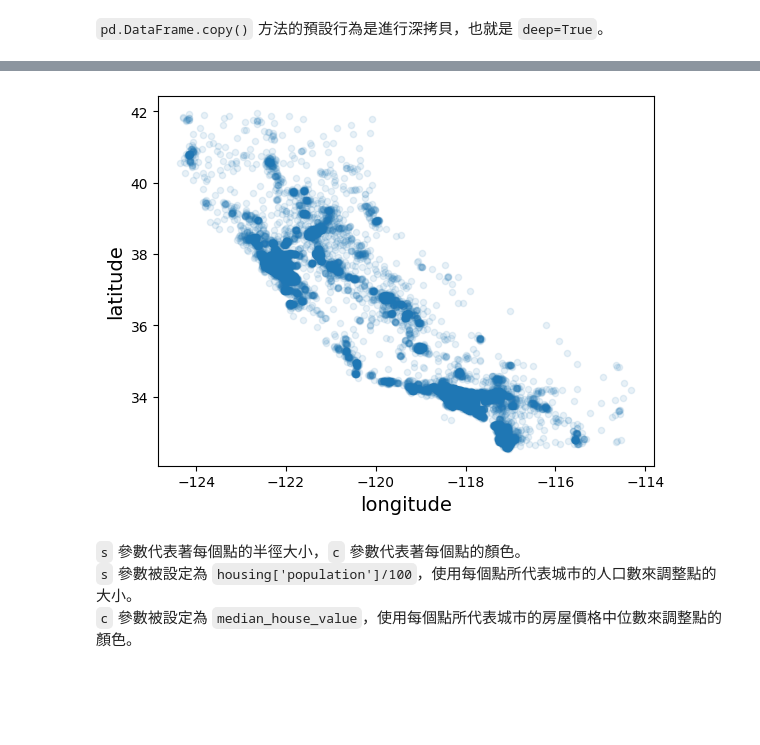
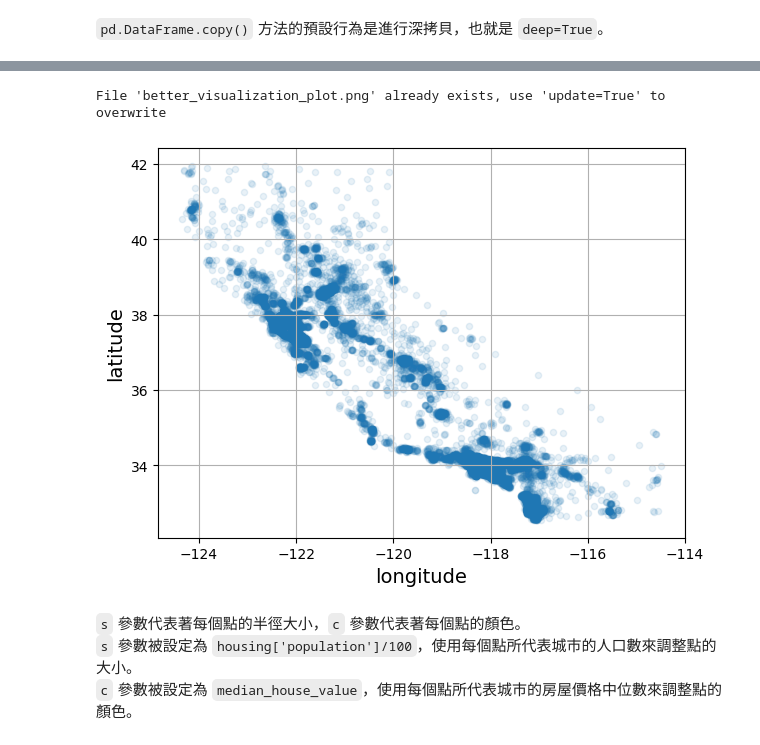
Before and after one commit to 109024503/handson_ml, a Jupyter notebook: Chapter 2.ipynb, the cells around one changed output, grey strips where cells are left out. Cells and saved outputs as stored; diff of their text form; code cells hidden in the pictures; blank space fills up the shorter version.

```diff
--- a/Chapter 2.ipynb
+++ b/Chapter 2.ipynb
@@ -65,0 +59,11 @@ def load_housing_data(housing_path=HOUSING_PATH):
+# %%
+def load_housing_data(destination_dir='datasets', filename='housing.tgz',
+                      source_url='https://github.com/ageron/data/raw/main/housing.tgz'):
+    tgz_path = Path(destination_dir) / filename
+    if not tgz_path.is_file():
+        Path(destination_dir).mkdir(parents=True, exist_ok=True)
+        urllib.request.urlretrieve(source_url, tgz_path)
+        with tarfile.open(tgz_path) as housing_tgz:
+            housing_tgz.extractall(path=destination_dir)
+    return pd.read_csv(Path(destination_dir) / Path(filename).stem / Path(filename).with_suffix('.csv'))
+housing = load_housing_data()
@@ -166,3 +195,4 @@ train_set, test_set = train_test_split(housing_with_id, test_size=0.2, random_st
 # %%
-import numpy as np
-housing["income_cat"] = pd.cut(housing["median_income"], bins=[0. , 1.5, 3. , 4.5, 6. , np.inf], labels=[1, 2, 3, 4, 5])
+housing["income_cat"] = pd.cut(housing["median_income"],
+                               bins=[0., 1.5, 3., 4.5, 6., np.inf],
+                               labels=[1, 2, 3, 4, 5])
@@ -177,18 +222,17 @@ plt.show()
 `random_state=42`: 設定隨機種子，確保每次執行時結果相同
 # %%
 from sklearn.model_selection import StratifiedShuffleSplit
-
-# n_splits=1: 分割成幾組，這裡指定為 1 組
-# test_size=0.2: 分割出的測試集比例為 20%
-# random_state=42: 設定隨機種子，確保每次執行時結果相同
-split = StratifiedShuffleSplit(n_splits=1, test_size=0.2, random_state=42)
+splitter = StratifiedShuffleSplit(n_splits=1, test_size=0.2, random_state=42)
 # %% [markdown]
 `StratifiedShuffleSplit.split()` 回傳的是一個 generator，所以可以用 `for` 迴圈依序取出多組訓練集和測試集。\
 當然也可以用`train_index, test_index = next(split.split(housing, housing['income_cat']))`
 # %%
-for train_index, test_index in split.split(housing, housing['income_cat']):
-    strat_train_set = housing.loc[train_index]
-    strat_test_set = housing.loc[test_index]
+strat_splits = [] # sometimes you may construct multiple train/test sets (e.g. cross-validation)
+for train_index, test_index in splitter.split(housing, housing['income_cat']):
+    strat_train_set_ = housing.loc[train_index]
+    strat_test_set_ = housing.loc[test_index]
+    strat_splits.append([strat_train_set_, strat_test_set_])
+strat_train_set, strat_test_set = strat_splits[0]
 # %%
 strat_test_set['income_cat'].value_counts(normalize=True)
 # %% [output]
@@ -230,8 +287,10 @@ housing = strat_train_set.copy()
 # %%
-housing.plot(kind="scatter", x="longitude", y="latitude", alpha=0.1)
+housing.plot(kind="scatter", x="longitude", y="latitude", grid=True, alpha=0.1)
+save_fig('better_visualization_plot')
 plt.show()
 # %% [output]
+File 'better_visualization_plot.png' already exists, use 'update=True' to overwrite
-[figure, old version]
+[figure, new version]
 # %% [markdown]
 `s` 參數代表著每個點的半徑大小，`c` 參數代表著每個點的顏色。\
 `s` 參數被設定為 `housing['population']/100`，使用每個點所代表城市的人口數來調整點的大小。\
```
Also changed, not shown: parts of 108 cells of this notebook, 10 other files.
